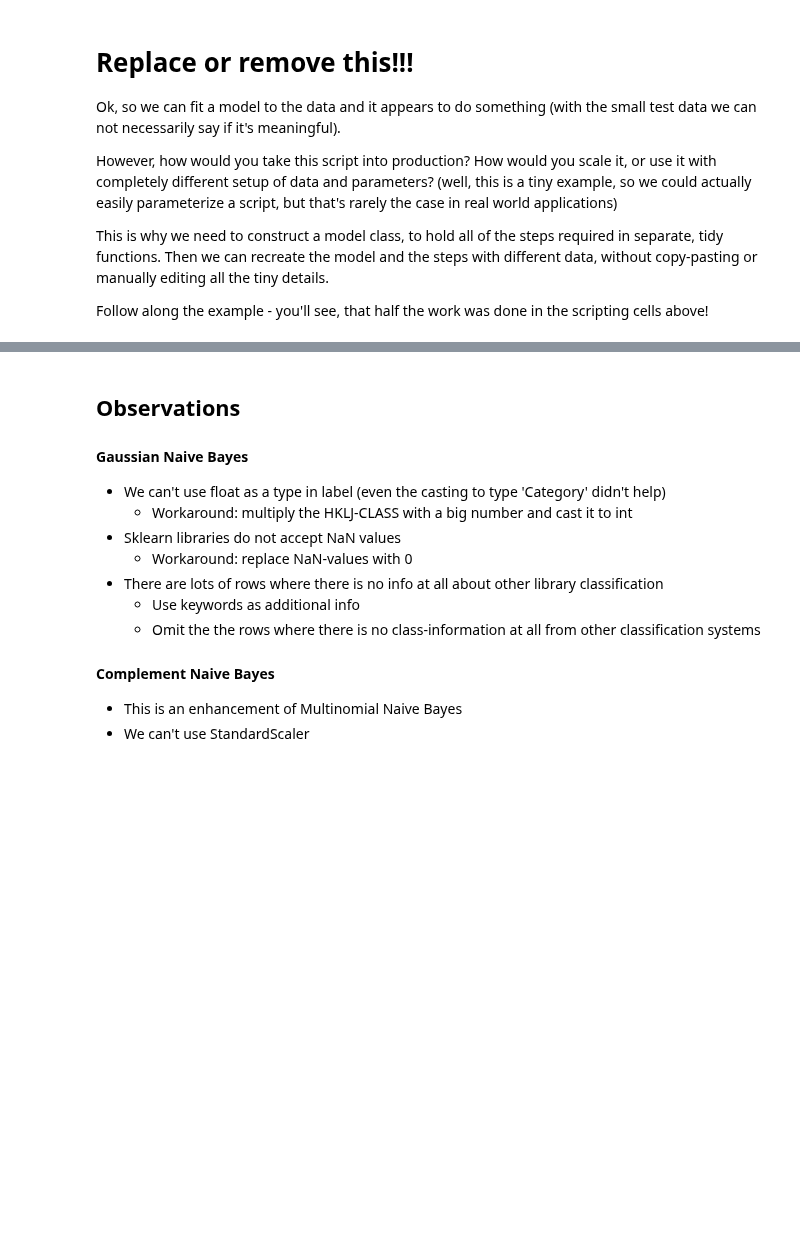
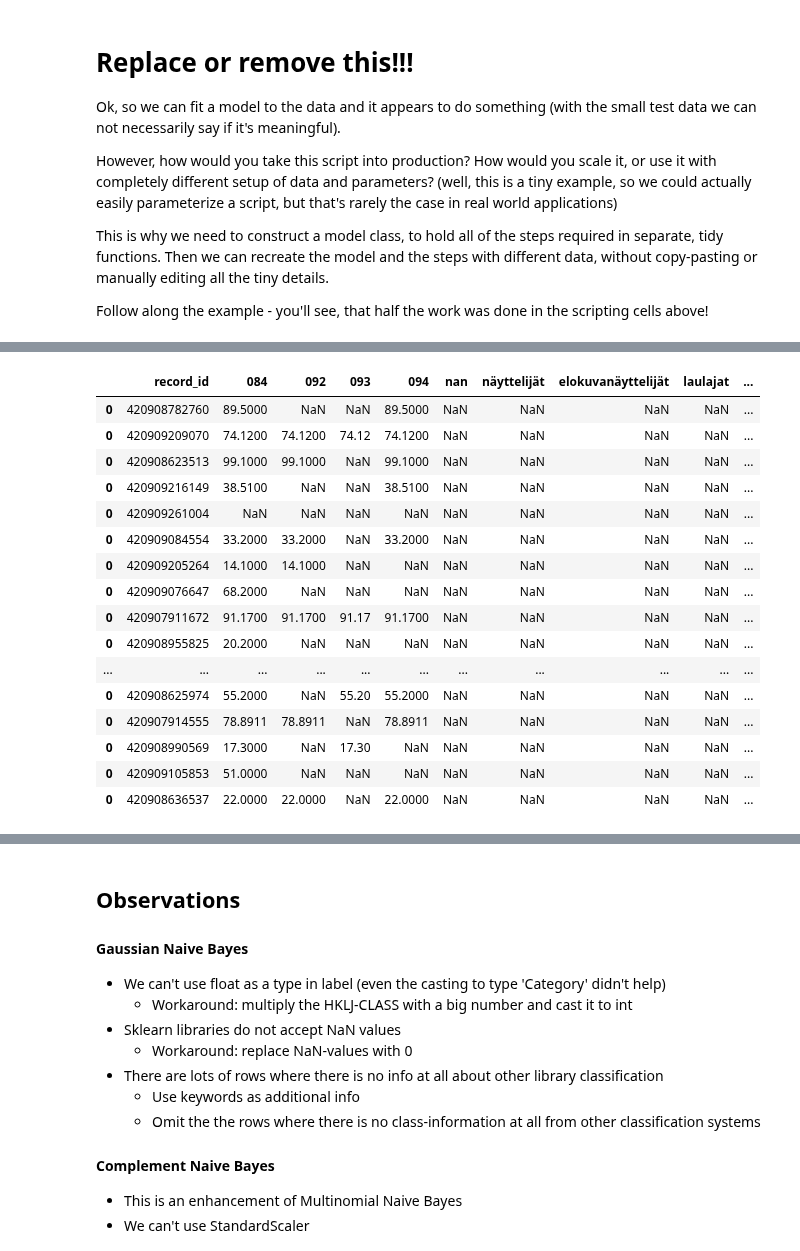
Before and after one commit to City-of-Helsinki/ml_hki_library_classifier, a Jupyter notebook: 01_model.ipynb, the cells around one changed output, grey strips where cells are left out. Drawn from its saved outputs; the diff is of its cells as text; code cells hidden in the pictures; blank space fills up the shorter version.

Commit message:
Actual predicting added with the help of example input file

```diff
--- a/01_model.ipynb
+++ b/01_model.ipynb
@@ -794,3 +827,71 @@ This is why we need to construct a model class, to hold all of the steps require
 Then we can recreate the model and the steps with different data, without copy-pasting or manually editing all the tiny details.
 
 Follow along the example - you'll see, that half the work was done in the scripting cells above!
+# %%
+#
+# HERE WE DO THE ACTUAL PREDICTING (We should probably refactor this to "02_Loss.ipynb")
+#
+
+# Define some initial params
+k = 5
+test_size = 0.2
+from sklearn.naive_bayes import GaussianNB
+from sklearn.naive_bayes import ComplementNB
+from sklearn import tree
+
+all_classes_df = pd.read_csv(all_classes_data_file, index_col=0)
+input_df = pd.read_csv(input_data_file, index_col=0)
+validation_df = input_df
+final_result = pd.DataFrame()
+
+ykl_classes = input_df["084"].unique()
+
+for ykl_class in ykl_classes:
+    items_to_classify_df = input_df[input_df["084"] == ykl_class]
+    items_to_classify_df, item_keywords_lst = keywords_to_features(
+        items_to_classify_df.copy()
+    )
+    items_to_classify_df = items_to_classify_df.drop(["095"], axis=1)
+
+    training_set_df = all_classes_df[all_classes_df["084"] == ykl_class]
+    training_set_df, item_keywords_lst = keywords_to_features(
+        training_set_df.copy(), item_keywords_lst
+    )
+
+    # print(items_to_classify_df.shape)
+    # print(training_set_df.shape)
+
+    pipe = test_model(
+        tree.DecisionTreeClassifier(max_depth=10),
+        StandardScaler(),
+        training_set_df,
+        "DECISION TREE",
+        "WHOLE TRAINING SET" + str(len(training_set_df)),
+        test_size,
+        verbose=False,
+    )
+    result_df = predict_hkl_class(pipe, items_to_classify_df)
+    final_result = final_result.append(result_df)
+
+if validation_df is not None:
+    final_result["095_CORRECT"] = np.nan
+    for rec_id in final_result["record_id"].tolist():
+        right_hkl_class = float(
+            validation_df.loc[validation_df["record_id"] == rec_id]["095"]
+        )
+        final_result.loc[
+            final_result.record_id == rec_id, "095_CORRECT"
+        ] = right_hkl_class
+
+    # display(final_result)
+    false_preds = final_result[final_result["095_PRED"] != final_result["095_CORRECT"]]
+    n_false_preds = len(false_preds)
+    n_right_preds = len(final_result) - n_false_preds
+
+    print(f"Number of false predictions: {n_false_preds}")
+    print(f"Number of right predictions: {n_right_preds}")
+    print("\n\nAll false predictions in dataset:")
+    display(false_preds)
+
+final_result.head(100)
+# %% [output]
@@ -796,0 +918,17 @@ Follow along the example - you'll see, that half the work was done in the script
+|  | record_id | 084 | 092 | 093 | 094 | nan | näyttelijät | elokuvanäyttelijät | laulajat | ... |
+| 0 | 420908782760 | 89.5000 | NaN | NaN | 89.5000 | NaN | NaN | NaN | NaN | ... |
+| 0 | 420909209070 | 74.1200 | 74.1200 | 74.12 | 74.1200 | NaN | NaN | NaN | NaN | ... |
+| 0 | 420908623513 | 99.1000 | 99.1000 | NaN | 99.1000 | NaN | NaN | NaN | NaN | ... |
+| 0 | 420909216149 | 38.5100 | NaN | NaN | 38.5100 | NaN | NaN | NaN | NaN | ... |
+| 0 | 420909261004 | NaN | NaN | NaN | NaN | NaN | NaN | NaN | NaN | ... |
+| 0 | 420909084554 | 33.2000 | 33.2000 | NaN | 33.2000 | NaN | NaN | NaN | NaN | ... |
+| 0 | 420909205264 | 14.1000 | 14.1000 | NaN | NaN | NaN | NaN | NaN | NaN | ... |
+| 0 | 420909076647 | 68.2000 | NaN | NaN | NaN | NaN | NaN | NaN | NaN | ... |
+| 0 | 420907911672 | 91.1700 | 91.1700 | 91.17 | 91.1700 | NaN | NaN | NaN | NaN | ... |
+| 0 | 420908955825 | 20.2000 | NaN | NaN | NaN | NaN | NaN | NaN | NaN | ... |
+| ... | ... | ... | ... | ... | ... | ... | ... | ... | ... | ... |
+| 0 | 420908625974 | 55.2000 | NaN | 55.20 | 55.2000 | NaN | NaN | NaN | NaN | ... |
+| 0 | 420907914555 | 78.8911 | 78.8911 | NaN | 78.8911 | NaN | NaN | NaN | NaN | ... |
+| 0 | 420908990569 | 17.3000 | NaN | 17.30 | NaN | NaN | NaN | NaN | NaN | ... |
+| 0 | 420909105853 | 51.0000 | NaN | NaN | NaN | NaN | NaN | NaN | NaN | ... |
+| 0 | 420908636537 | 22.0000 | 22.0000 | NaN | 22.0000 | NaN | NaN | NaN | NaN | ... |
```
Also changed, not shown: parts of 6 cells of this notebook.
